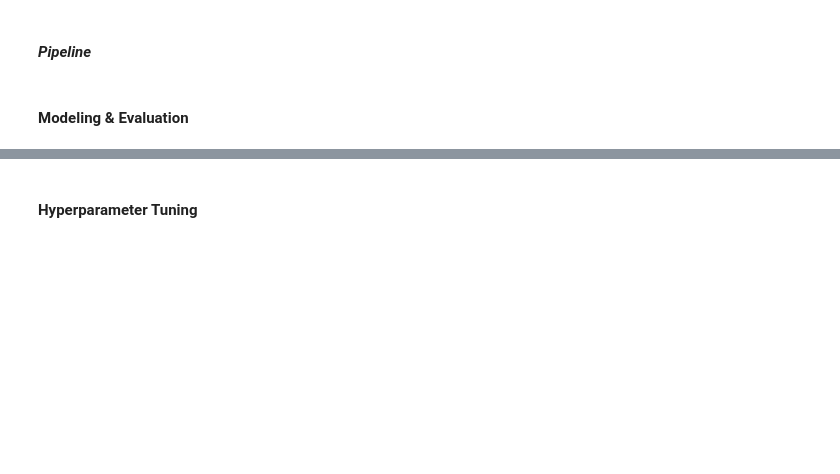
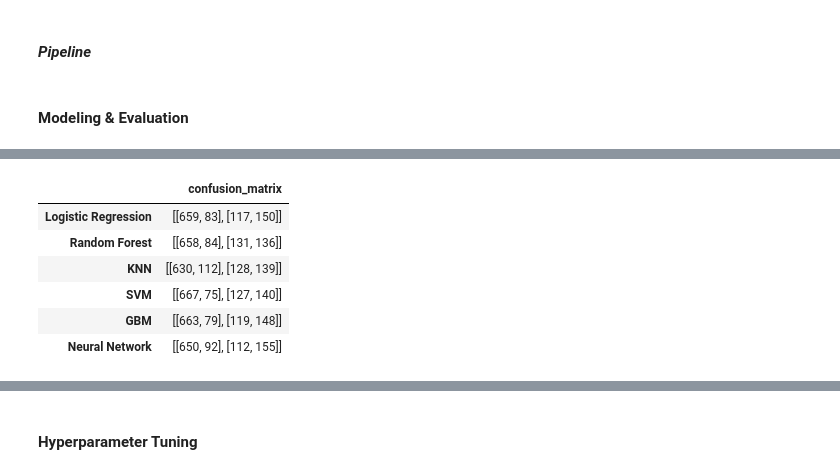
Before and after one commit to MayayaPatrick/Churn-rate-Prediction-Model, a Jupyter notebook: notebooks/main.ipynb, the cells around one changed output, grey strips where cells are left out. Cells and saved outputs as stored; diff of their text form; code cells hidden in the pictures; blank space fills up the shorter version.

```diff
--- a/notebooks/main.ipynb
+++ b/notebooks/main.ipynb
@@ -886,5 +904,13 @@ preprocessor
 # %%
-# # Convert confusion matrices to DataFrame
-# df_scores = pd.DataFrame.from_dict({model_name: [conf_matrix] for model_name, conf_matrix in confusion_matrices.items()}, orient='index', columns=['confusion_matrix'])
-# df_scores
+# Convert confusion matrices to DataFrame
+df_scores = pd.DataFrame.from_dict({model_name: [conf_matrix] for model_name, conf_matrix in confusion_matrices.items()}, orient='index', columns=['confusion_matrix'])
+df_scores
+# %% [output]
+|  | confusion_matrix |
+| Logistic Regression | [[659, 83], [117, 150]] |
+| Random Forest | [[658, 84], [131, 136]] |
+| KNN | [[630, 112], [128, 139]] |
+| SVM | [[667, 75], [127, 140]] |
+| GBM | [[663, 79], [119, 148]] |
+| Neural Network | [[650, 92], [112, 155]] |
 # %%
```
Also changed, not shown: parts of 3 cells of this notebook.
